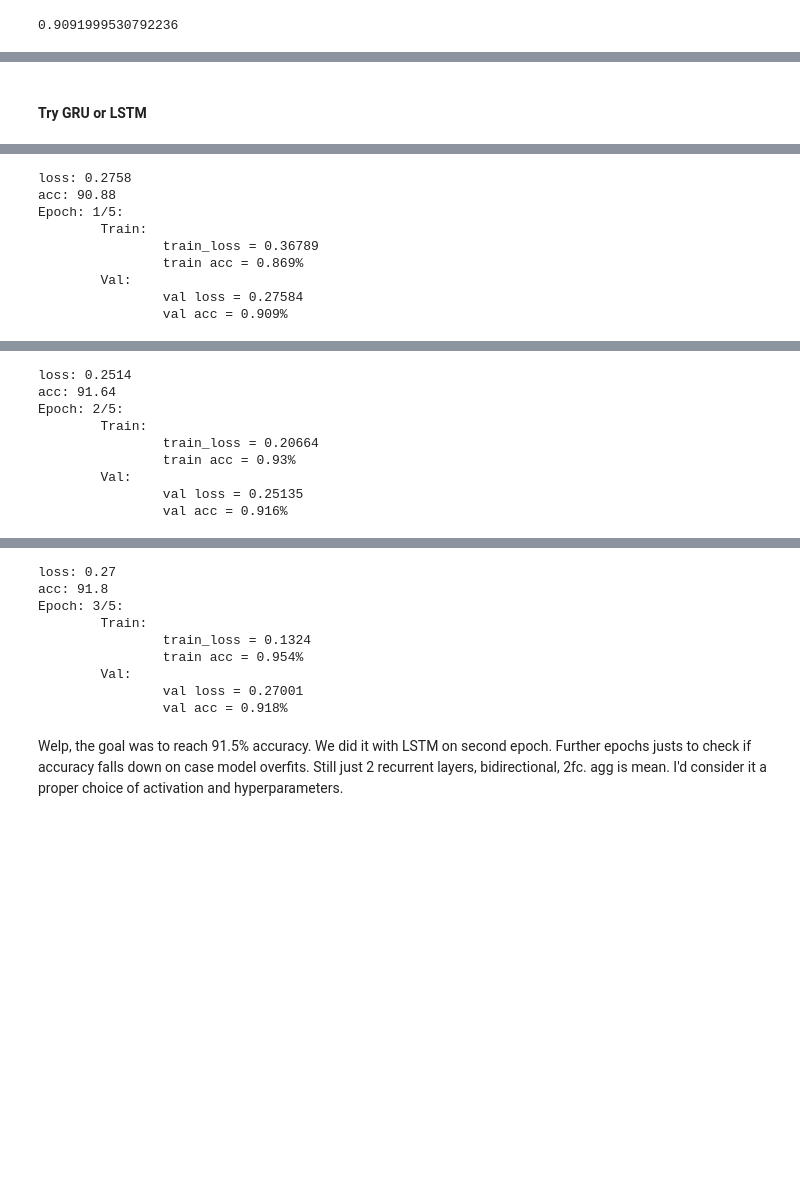
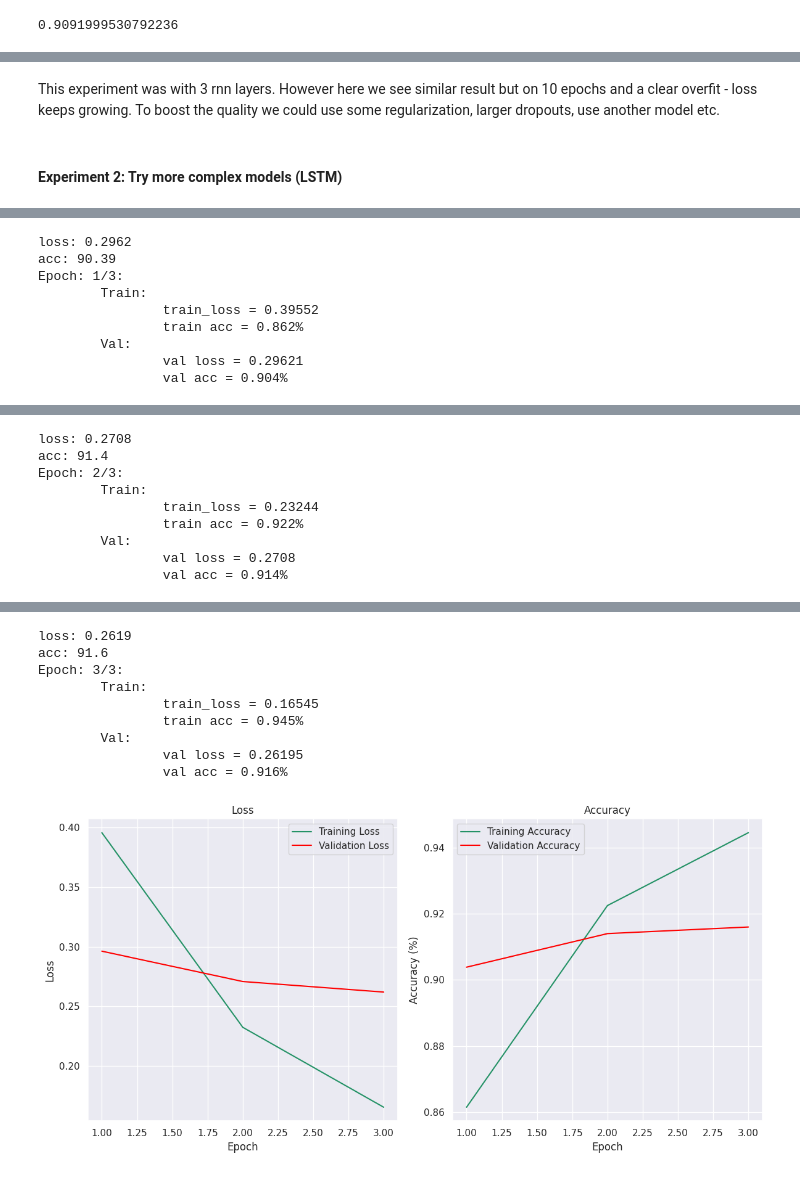
Before and after one commit to Dimildizio/DS_course, a Jupyter notebook: Neural_networks/NLP/Text_classification/news_classification.ipynb, the cells around one changed output, grey strips where cells are left out. Saved outputs shown, nothing was run; the diff lists cells and outputs as text; code cells hidden in the pictures; blank space fills up the shorter version.

Commit message:
feat(experiment): add LSTM experiment 2

```diff
--- a/Neural_networks/NLP/Text_classification/news_classification.ipynb
+++ b/Neural_networks/NLP/Text_classification/news_classification.ipynb
@@ -353,0 +529,9 @@ one change per experiment
+# %%
+CFG.epochs = 10
+model = RNNModel(vocab_size=len(vocab), hidden_dim=512, num_classes=4, bi=True, rnn_layers=3).to(device)
+optimizer = optim.Adam(model.parameters(), lr=4e-4)
+criterion = nn.CrossEntropyLoss(ignore_index = PAD_IDX).to(device)
+scheduler = torch.optim.lr_scheduler.MultiStepLR(optimizer, milestones=[10], gamma=0.5)
+best_model, history = fit(model, optimizer, criterion, scheduler, train_dataloader, eval_dataloader)
+plot_loss_and_acc(*history)
+evaluate(best_model, eval_dataloader)
@@ -354,12 +606,15 @@ one change per experiment
+# %% [markdown]
+This experiment was with 3 rnn layers.
+However here we see similar result but on 10 epochs and a clear overfit - loss keeps growing. To boost the quality we could use some regularization, larger dropouts, use another model etc.
 # %% [markdown]
-#### Try GRU or LSTM
+#### Experiment 2: Try more complex models (LSTM)
 # %%
 class LSTMModel(nn.Module):
-  def __init__(self, vocab_size: int, hidden_dim: int = 512, num_classes: int = 4, bi = True, rnn_layers = 2):
+  def __init__(self, vocab_size: int, hidden_dim: int = 512, num_classes: int = 4):
     super(LSTMModel, self).__init__()
     self.embedding = nn.Embedding(num_embeddings=vocab_size, embedding_dim=hidden_dim)
-    self.drop = nn.Dropout(0.2)
-    self.lstm = nn.LSTM(input_size=hidden_dim, hidden_size=hidden_dim, num_layers=rnn_layers, batch_first=True, bidirectional=bi)
+    self.drop = nn.Dropout(0.4)
+    self.lstm = nn.LSTM(input_size=hidden_dim, hidden_size=hidden_dim, num_layers=3, batch_first=True, bidirectional=True)
     self.fc_1 = nn.Linear(in_features=hidden_dim*2, out_features=hidden_dim//2)
     self.fc_2 = nn.Linear(in_features=hidden_dim//2, out_features=num_classes)
 
@@ -374,7 +629,6 @@ class LSTMModel(nn.Module):
     x = self.fc_2(x)
     return x
 # %%
-CFG.epochs = 5
-best_model = test_model(LSTMModel)
-evaluate(best_model, eval_dataloader)
+CFG.epochs=3
+best_model = test_model(LSTMModel, lr=3e-4)
 # %% [output]
@@ -383,9 +637,9 @@ acc: 86.95
-loss: 0.2758
-acc: 90.88
-Epoch: 1/5:
+loss: 0.2962
+acc: 90.39
+Epoch: 1/3:
         Train:
-                train_loss = 0.36789
-                train acc = 0.869%
+                train_loss = 0.39552
+                train acc = 0.862%
         Val:
-                val loss = 0.27584
-                val acc = 0.909%
+                val loss = 0.29621
+                val acc = 0.904%
@@ -394,9 +648,9 @@ acc: 92.95
-loss: 0.2514
-acc: 91.64
-Epoch: 2/5:
+loss: 0.2708
+acc: 91.4
+Epoch: 2/3:
         Train:
-                train_loss = 0.20664
-                train acc = 0.93%
+                train_loss = 0.23244
+                train acc = 0.922%
         Val:
-                val loss = 0.25135
-                val acc = 0.916%
+                val loss = 0.2708
+                val acc = 0.914%
@@ -405,15 +659,13 @@ acc: 95.36
-loss: 0.27
-acc: 91.8
-Epoch: 3/5:
+loss: 0.2619
+acc: 91.6
+Epoch: 3/3:
         Train:
-                train_loss = 0.1324
-                train acc = 0.954%
+                train_loss = 0.16545
+                train acc = 0.945%
         Val:
-                val loss = 0.27001
-                val acc = 0.918%
+                val loss = 0.26195
+                val acc = 0.916%
+[figure, added]
-# %% [markdown]
-Welp, the goal was to reach 91.5% accuracy. We did it with LSTM on second epoch. Further epochs justs to check if accuracy falls down on case model overfits.
-Still just 2 recurrent layers, bidirectional, 2fc. agg is mean. I'd consider it a proper choice of activation and hyperparameters.
 # %%
 evaluate(best_model, eval_dataloader)
 # %% [output]
```
Also changed, not shown: parts of 27 cells of this notebook.
